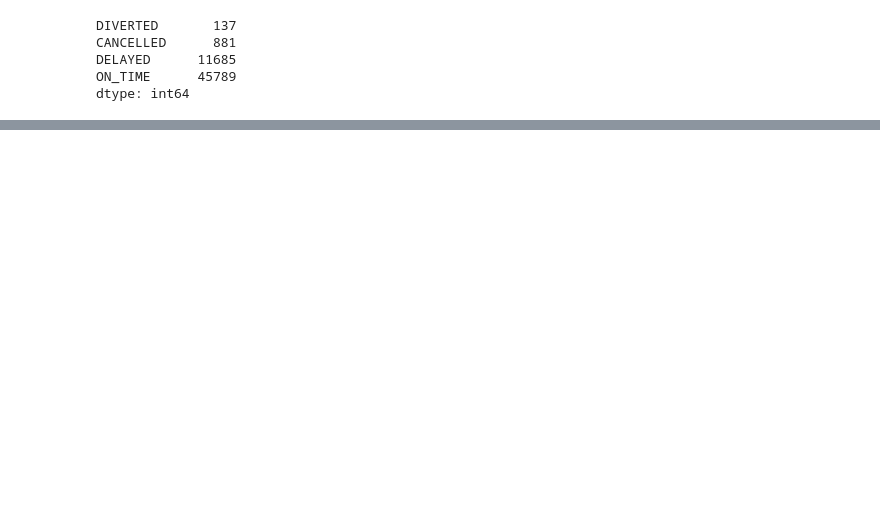
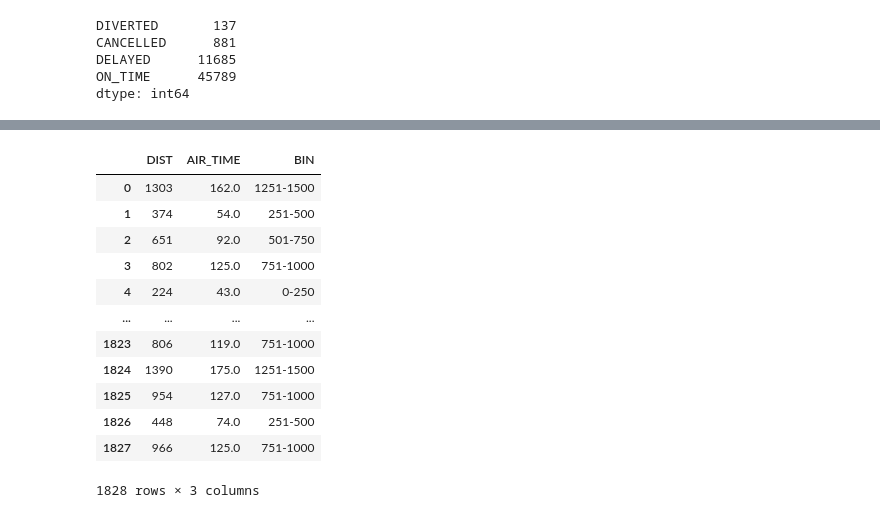
Before and after one commit to minstrel1149/pandas_practice-cookbook1, a Jupyter notebook: Pd_cookbook_1_chapter13.ipynb, the cells around one changed output, grey strips where cells are left out. Cells and saved outputs as stored; diff of their text form; code cells hidden in the pictures; blank space fills up the shorter version.

```diff
--- a/Pd_cookbook_1_chapter13.ipynb
+++ b/Pd_cookbook_1_chapter13.ipynb
@@ -312,0 +332,26 @@ fig, ax = plt.subplots(figsize=(12, 4))
+# %%
+short = (flights
+.sample(2000, random_state=42)
+[['DIST', 'AIR_TIME']]
+.query("DIST <= 2000")
+.dropna()
+.reset_index(drop=True)
+# assign() 메서드 및 pd.cut() 함수 활용하여 'DIST' 열을 이산변수로 구분
+.assign(BIN=lambda df: pd.cut(df['DIST'], bins=range(0, 2001, 250),
+labels=['0-250', '251-500', '501-750', '751-1000', '1001-1250', '1251-1500', '1501-1750', '1751-2000']))
+)
+short
+# %% [output]
+|  | DIST | AIR_TIME | BIN |
+| 0 | 1303 | 162.0 | 1251-1500 |
+| 1 | 374 | 54.0 | 251-500 |
+| 2 | 651 | 92.0 | 501-750 |
+| 3 | 802 | 125.0 | 751-1000 |
+| 4 | 224 | 43.0 | 0-250 |
+| ... | ... | ... | ... |
+| 1823 | 806 | 119.0 | 751-1000 |
+| 1824 | 1390 | 175.0 | 1251-1500 |
+| 1825 | 954 | 127.0 | 751-1000 |
+| 1826 | 448 | 74.0 | 251-500 |
+| 1827 | 966 | 125.0 | 751-1000 |
+1828 rows × 3 columns
```
Also changed, not shown: parts of 4 cells of this notebook.
